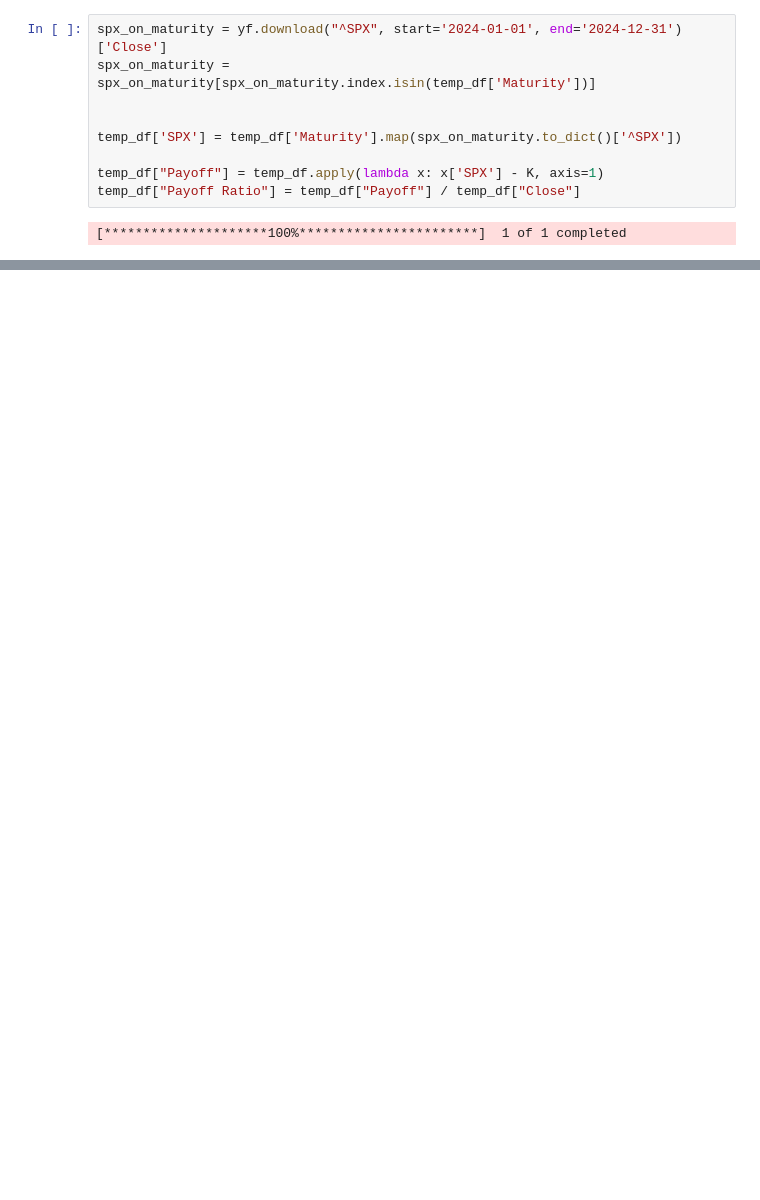
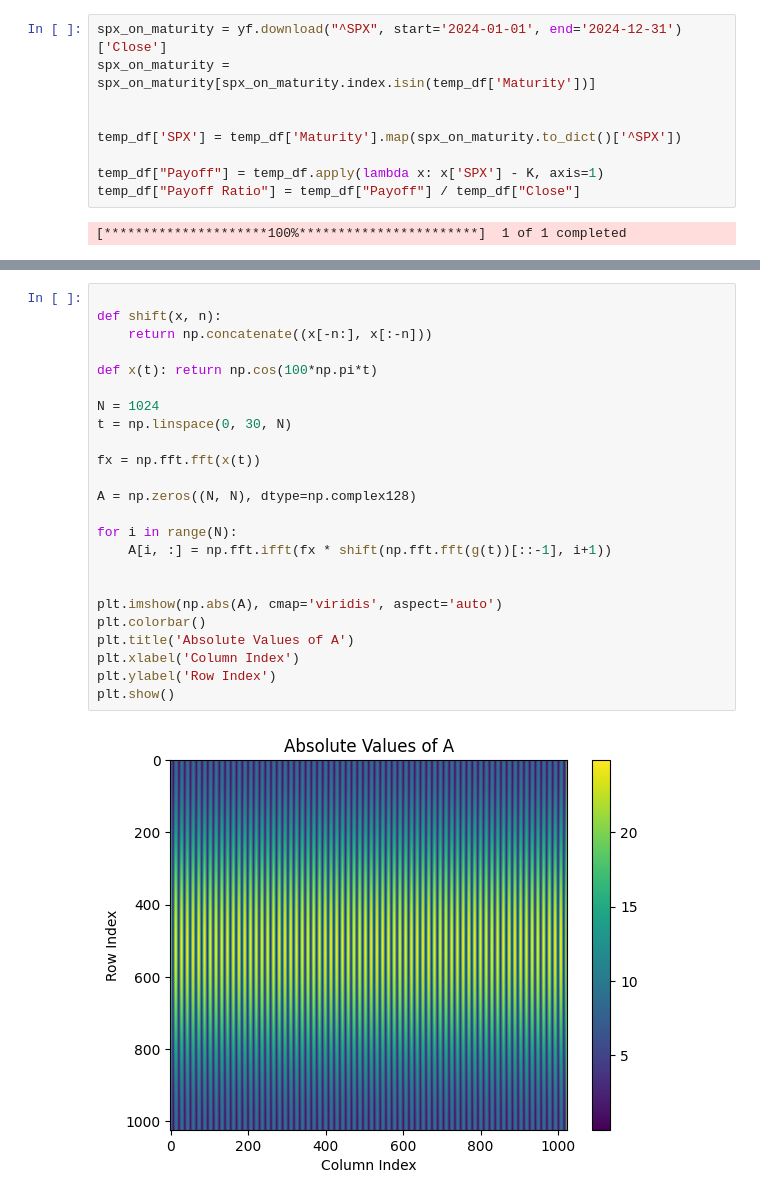
Before and after one commit to santoshlinkha/mscfe-capstone, a Jupyter notebook: BS-f.ipynb, the cells around one changed output, grey strips where cells are left out. Cells and saved outputs as stored; diff of their text form; blank space fills up the shorter version.

```diff
--- a/BS-f.ipynb
+++ b/BS-f.ipynb
@@ -149,0 +336,26 @@ array([[ 1.        , -0.51559818],
+# %%
+
+def shift(x, n):
+    return np.concatenate((x[-n:], x[:-n]))
+
+def x(t): return np.cos(100*np.pi*t)
+
+N = 1024
+t = np.linspace(0, 30, N)
+
+fx = np.fft.fft(x(t))
+
+A = np.zeros((N, N), dtype=np.complex128)
+
+for i in range(N):
+    A[i, :] = np.fft.ifft(fx * shift(np.fft.fft(g(t))[::-1], i+1))
+
+
+plt.imshow(np.abs(A), cmap='viridis', aspect='auto')
+plt.colorbar()
+plt.title('Absolute Values of A')
+plt.xlabel('Column Index')
+plt.ylabel('Row Index')
+plt.show()
+# %% [output]
+[figure, added]
```
Also changed, not shown: parts of 12 cells of this notebook.
